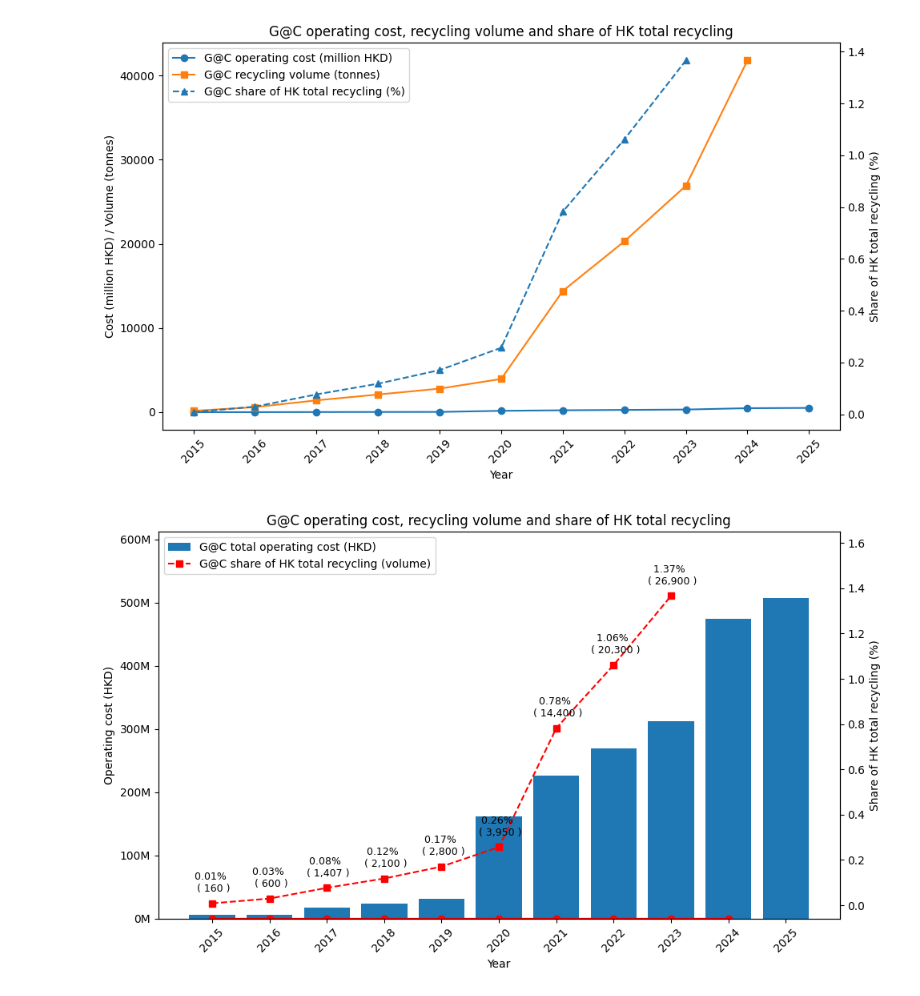
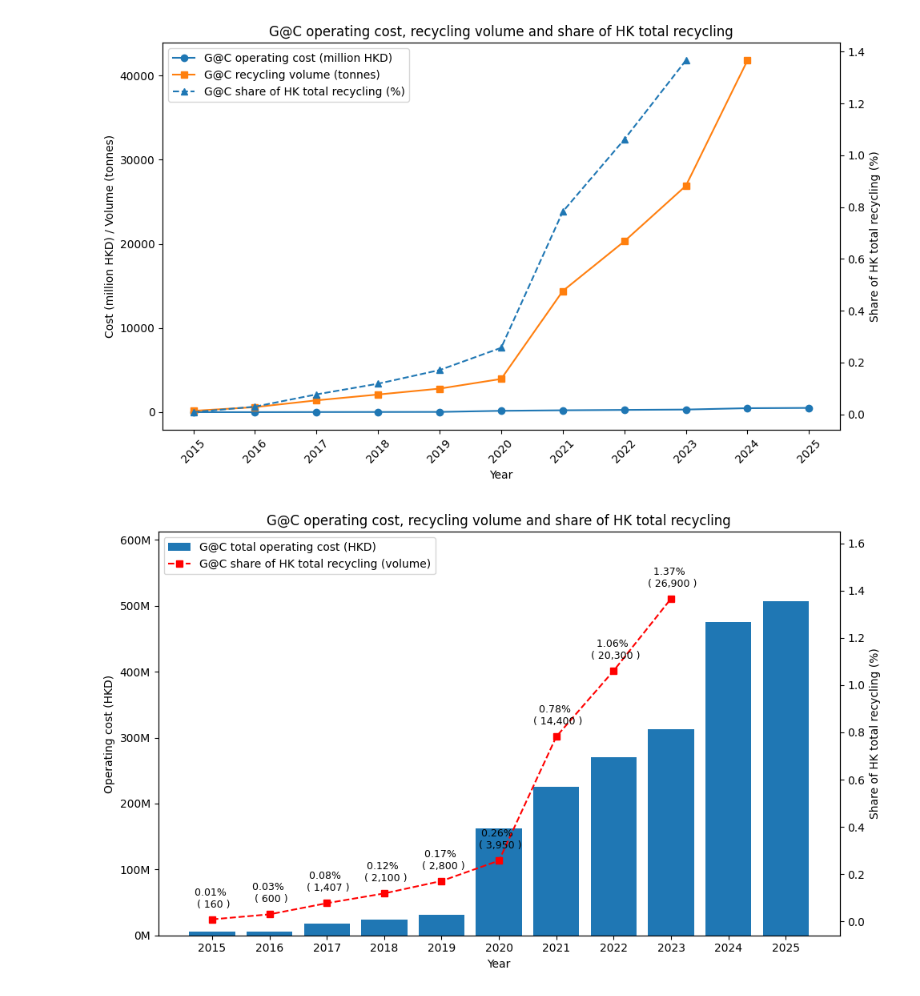
Before and after one commit to Tony0824X/Green-Community_DataAnalysis, a Jupyter notebook: Green@Community_DataAnalysis/Simple statistics visualisation for general stats/3.1 G@C operating cost.ipynb, the cells around one changed output. Drawn from its saved outputs; the diff is of its cells as text; code cells hidden in the pictures.

```diff
--- a/Green@Community_DataAnalysis/Simple statistics visualisation for general stats/3.1 G@C operating cost.ipynb
+++ b/Green@Community_DataAnalysis/Simple statistics visualisation for general stats/3.1 G@C operating cost.ipynb
@@ -195,13 +195,7 @@ bar_cost = ax1.bar(
 )
 
 # Line on left Y-axis: recycling volume (red line) – no legend entry
-line_volume, = ax1.plot(
-    x,
-    merged["G@C recyclables collection volume (tonnes)"],
-    marker="o",
-    linestyle="-",
-    color="red",
-)
+
 
 ax1.set_xlabel("Year")
 ax1.set_ylabel("Operating cost (HKD)")
@@ -213,7 +207,7 @@ def millions_formatter(x, pos):
 ax1.yaxis.set_major_formatter(FuncFormatter(millions_formatter))
 
 ax1.set_xticks(x)
-ax1.set_xticklabels(x, rotation=45)
+ax1.set_xticklabels(x, rotation=0)
 
 # Right Y-axis: share of HK total recycling (%) – red dashed line
 ax2 = ax1.twinx()
@@ -249,31 +243,31 @@ for xi, share_val, vol_val in zip(x, share_series, vol_series):
         xi,
         share_val + share_offset,
         label_text,
         ha="center",
         va="bottom",
         fontsize=9,
     )
 
 # -------------------------------------------------------
 # 5. Add extra space at the top so labels are not cut off
 # -------------------------------------------------------
 
 y1_min, y1_max = ax1.get_ylim()
 ax1.set_ylim(y1_min, y1_max * 1.15)
 
 y2_min, y2_max = ax2.get_ylim()
 ax2.set_ylim(y2_min, y2_max * 1.15)
 
 # -------------------------------------------------------
 # 6. Legend (without recycling-volume line), layout and show
 # -------------------------------------------------------
 
 handles = [bar_cost, line_share]   # remove line_volume from legend
 labels = [h.get_label() for h in handles]
 ax1.legend(handles, labels, loc="upper left")
 
 plt.title("G@C operating cost, recycling volume and share of HK total recycling")
 plt.tight_layout()
 plt.show()
 # %% [output]
-[figure, old version]
+[figure, new version]
```
